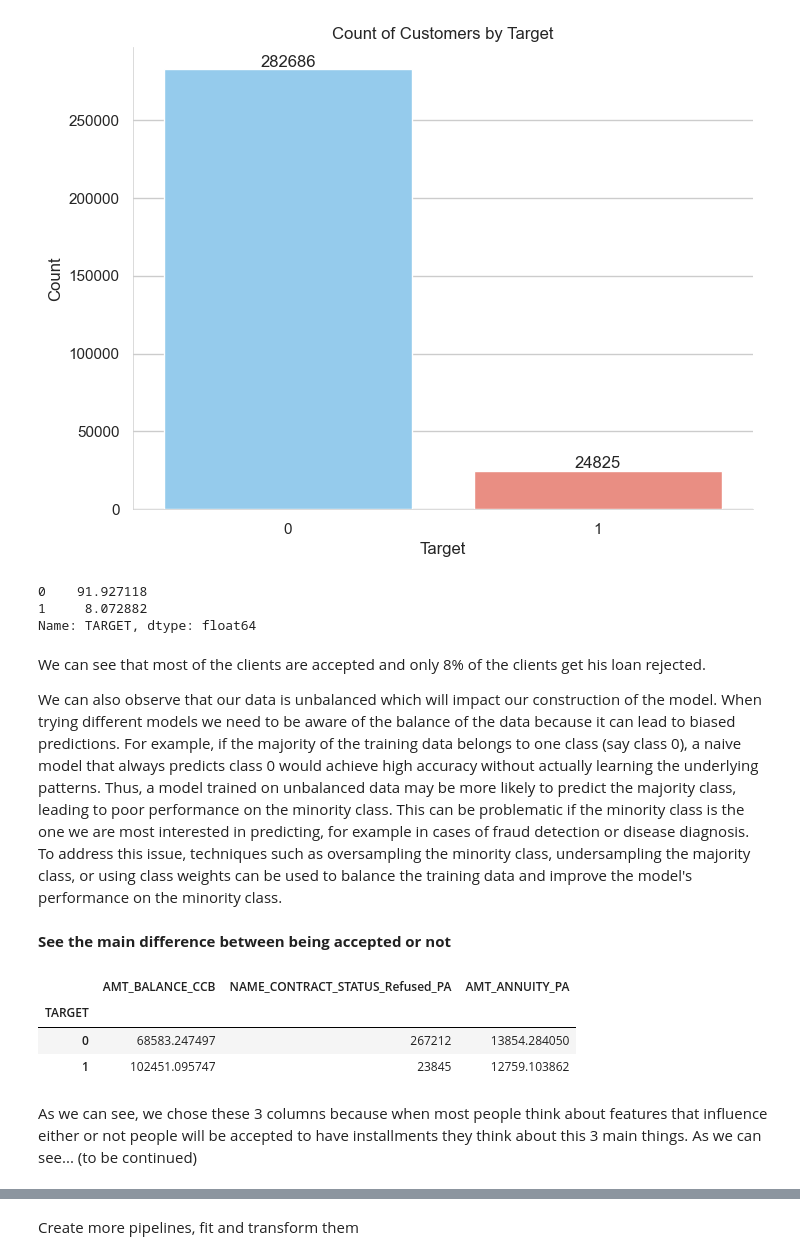
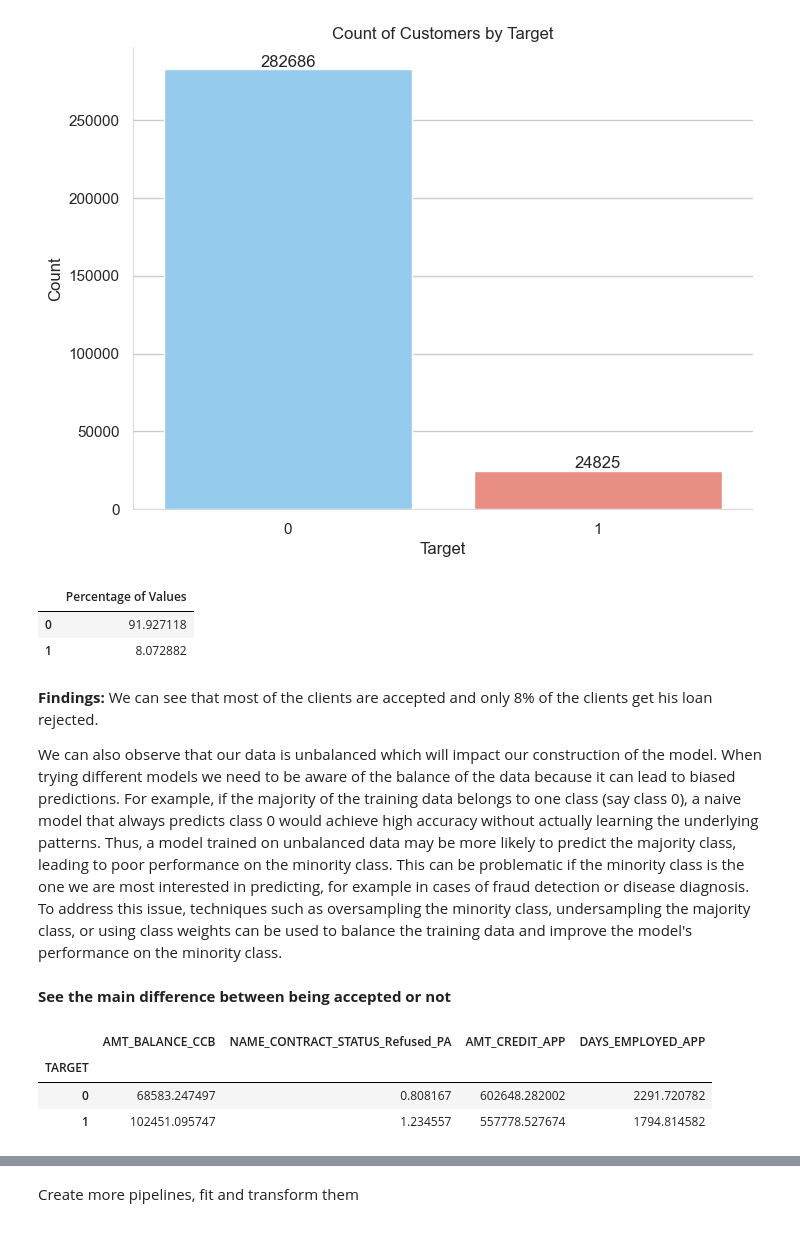
Before and after one commit to joaogoncalves99/Machine-Learning, a Jupyter notebook: model.ipynb, the cells around one changed output, grey strips where cells are left out. Drawn from its saved outputs; the diff is of its cells as text; code cells hidden in the pictures.

```diff
--- a/model.ipynb
+++ b/model.ipynb
@@ -1282,3 +1306,5 @@ table = merge_5[list_columns]
+# %%
+table = pd.read_csv("Final.csv")
 # %% [markdown]
 ### EDA Bea respira fundo antes de abrir
 # %%
@@ -1455,12 +1392,13 @@ plt.show()
 # %% [output]
 [figure]
 # %%
-table["TARGET"].value_counts(normalize = True)*100
+pd.DataFrame(table["TARGET"].value_counts(normalize = True)*100).rename(columns={"TARGET":"Percentage of Values"})
 # %% [output]
-0    91.927118
-1     8.072882
-Name: TARGET, dtype: float64
+|  | Percentage of Values |
+| 0 | 91.927118 |
+| 1 | 8.072882 |
 # %% [markdown]
+**Findings:**
 We can see that most of the clients are accepted and only 8% of the clients get his loan rejected.
 
 We can also observe that our data is unbalanced which will impact our construction of the model. When trying different models we need to be aware of the balance of the data because it can lead to biased predictions. For example, if the majority of the training data belongs to one class (say class 0), a naive model that always predicts class 0 would achieve high accuracy without actually learning the underlying patterns. Thus, a model trained on unbalanced data may be more likely to predict the majority class, leading to poor performance on the minority class. This can be problematic if the minority class is the one we are most interested in predicting, for example in cases of fraud detection or disease diagnosis.
@@ -1468,12 +1406,10 @@ To address this issue, techniques such as oversampling the minority class, under
 # %% [markdown]
 **See the main difference between being accepted or not**
 # %%
-table.groupby("TARGET").agg({'AMT_BALANCE_CCB': 'mean', 'NAME_CONTRACT_STATUS_Refused_PA': 'count', 'AMT_ANNUITY_PA':'mean'})
+table.groupby("TARGET").agg({'AMT_BALANCE_CCB': 'mean', 'NAME_CONTRACT_STATUS_Refused_PA': 'mean', 'AMT_CREDIT_APP':'mean', 'DAYS_EMPLOYED_APP':'mean'})
 # %% [output]
-|  | AMT_BALANCE_CCB | NAME_CONTRACT_STATUS_Refused_PA | AMT_ANNUITY_PA |
-| TARGET |  |  |  |
-| 0 | 68583.247497 | 267212 | 13854.284050 |
-| 1 | 102451.095747 | 23845 | 12759.103862 |
+|  | AMT_BALANCE_CCB | NAME_CONTRACT_STATUS_Refused_PA | AMT_CREDIT_APP | DAYS_EMPLOYED_APP |
+| TARGET |  |  |  |  |
+| 0 | 68583.247497 | 0.808167 | 602648.282002 | 2291.720782 |
+| 1 | 102451.095747 | 1.234557 | 557778.527674 | 1794.814582 |
-# %% [markdown]
-As we can see, we chose these 3 columns because when most people think about features that influence either or not people will be accepted to have installments they think about this 3 main things. As we can see... (to be continued)
 # %% [markdown]
```
Also changed, not shown: parts of 30 cells of this notebook.
